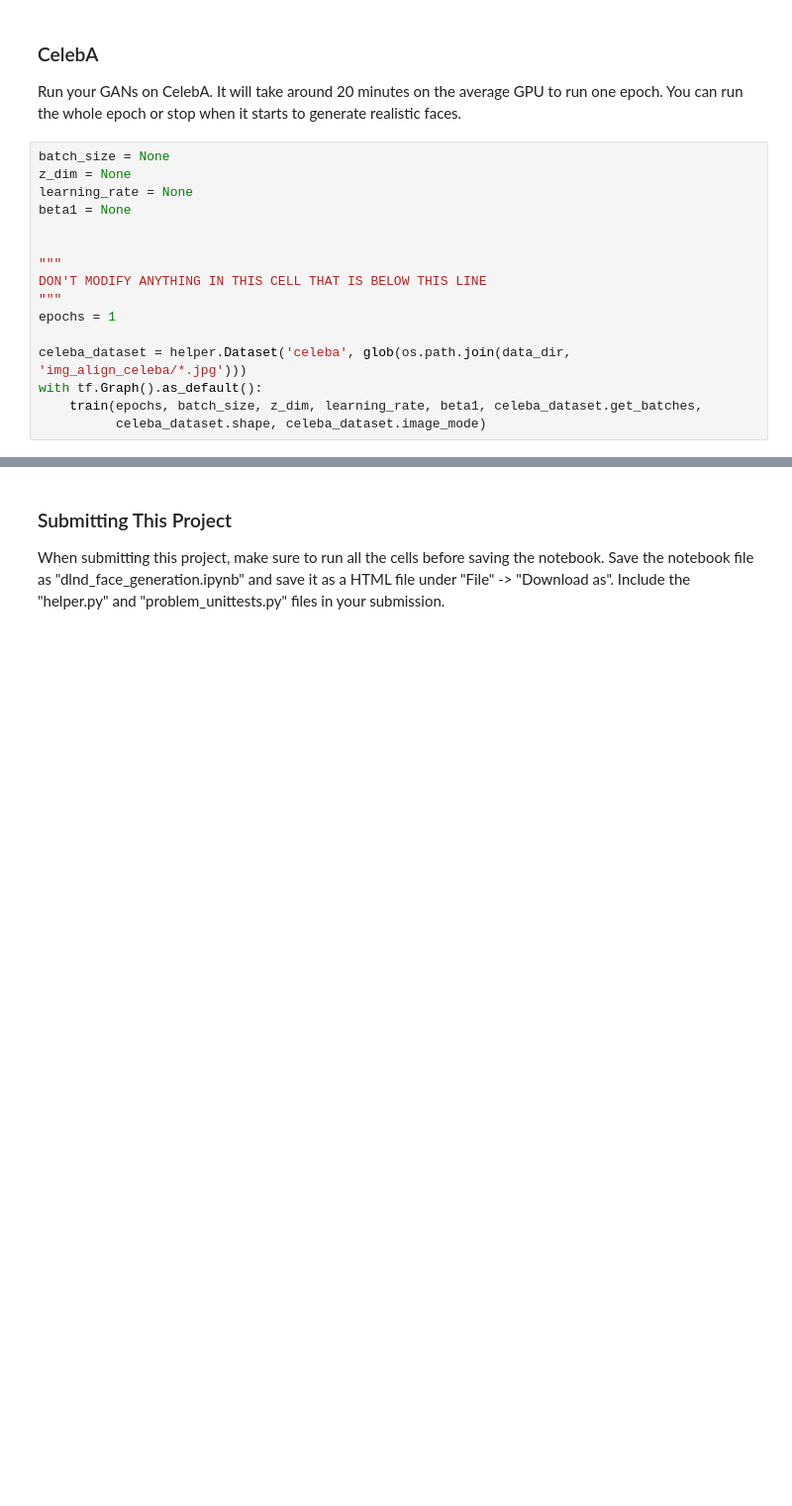
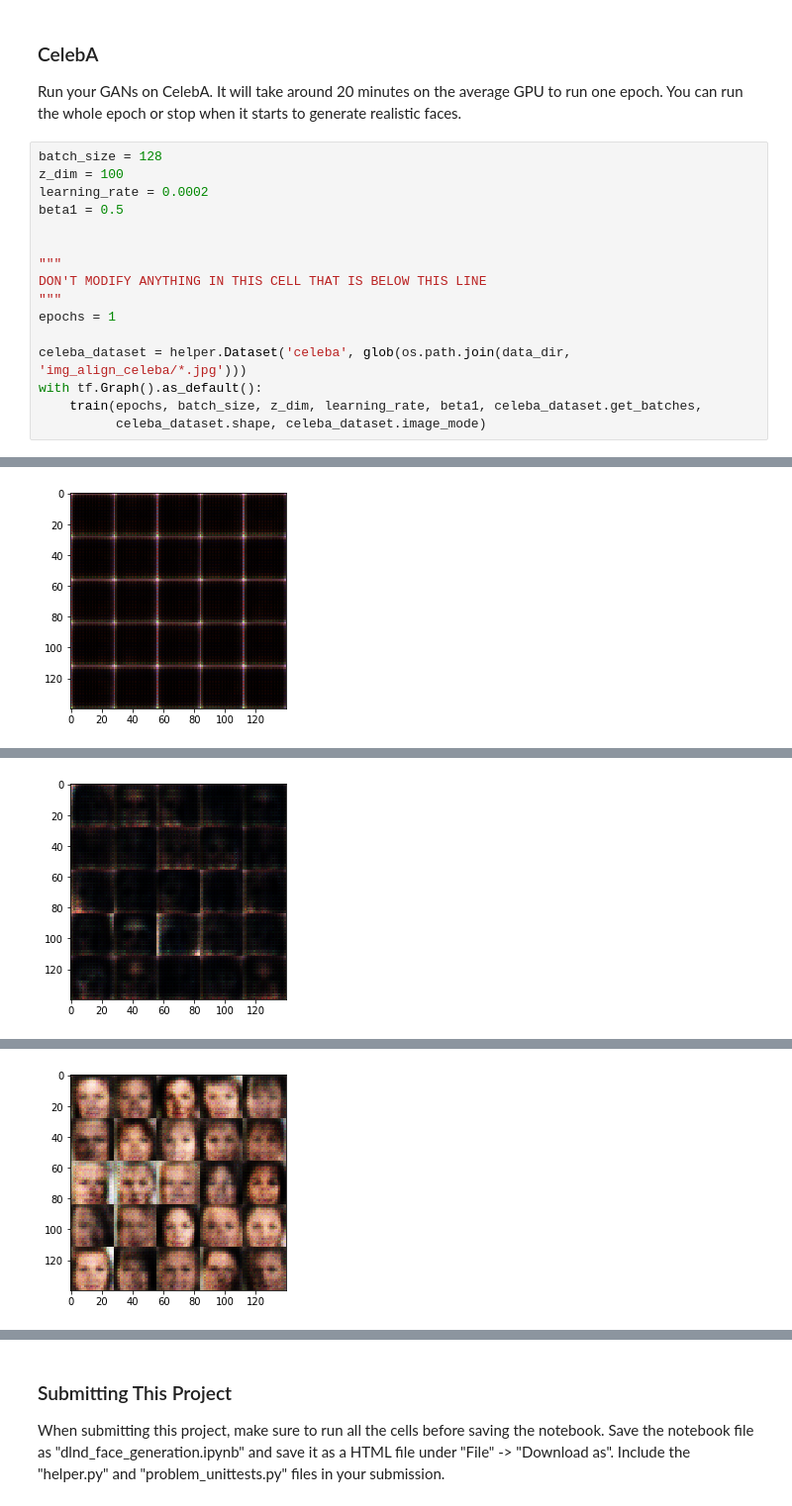
Before and after one commit to DestrinStorm/deep-learning, a Jupyter notebook: face_generation/dlnd_face_generation.ipynb, the cells around one changed output, grey strips where cells are left out. Shown at 99% size. Cells and saved outputs as stored; diff of their text form; blank space fills up the shorter version.

```diff
--- a/face_generation/dlnd_face_generation.ipynb
+++ b/face_generation/dlnd_face_generation.ipynb
@@ -473,10 +472,10 @@ Epoch 1/2... Discriminator Loss: 1.3911... Generator Loss: 0.6839
 ### CelebA
 Run your GANs on CelebA.  It will take around 20 minutes on the average GPU to run one epoch.  You can run the whole epoch or stop when it starts to generate realistic faces.
 # %%
-batch_size = None
-z_dim = None
-learning_rate = None
-beta1 = None
+batch_size = 128
+z_dim = 100
+learning_rate = 0.0002
+beta1 = 0.5
 
 
 """
@@ -488,3 +487,4 @@ celeba_dataset = helper.Dataset('celeba', glob(os.path.join(data_dir, 'img_align
 with tf.Graph().as_default():
     train(epochs, batch_size, z_dim, learning_rate, beta1, celeba_dataset.get_batches,
           celeba_dataset.shape, celeba_dataset.image_mode)
+# %% [output]
@@ -490,0 +501 @@ with tf.Graph().as_default():
+[figure, added]
@@ -490,0 +512 @@ with tf.Graph().as_default():
+[figure, added]
@@ -490,0 +523 @@ with tf.Graph().as_default():
+[figure, added]
```
Also changed, not shown: parts of 6 cells of this notebook.
